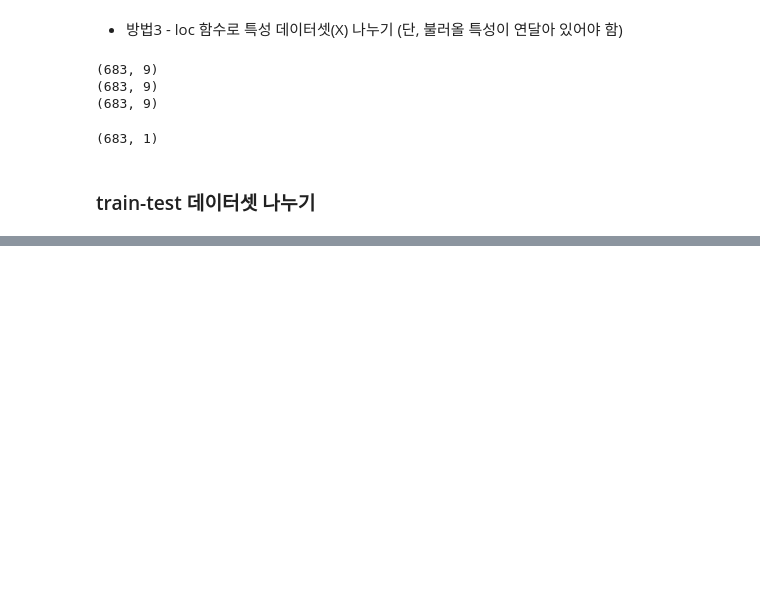
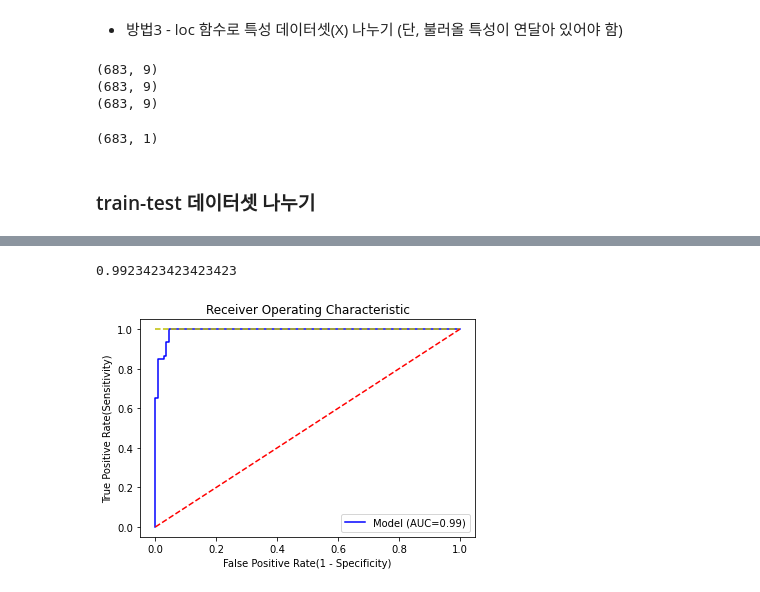
Before and after one commit to 2hongbi/kaggle-python, a Jupyter notebook: src/bigboongi/learn_machine_learning.ipynb, the cells around one changed output, grey strips where cells are left out. Drawn from its saved outputs; the diff is of its cells as text; code cells hidden in the pictures; blank space fills up the shorter version.

```diff
--- a/src/bigboongi/learn_machine_learning.ipynb
+++ b/src/bigboongi/learn_machine_learning.ipynb
@@ -54,0 +76,3 @@ y.shape
+# %%
+scaler_minmax.fit(X_train)
+X_scaled_minmax_train = scaler_minmax.transform(X_train)
@@ -54,0 +106,3 @@ y.shape
+# %%
+X_scaled_minmax_test = scaler_minmax.transform(X_test)
+pd.DataFrame(X_scaled_minmax_test).describe()
@@ -54,0 +134,4 @@ y.shape
+# %%
+from sklearn.linear_model import LogisticRegression
+model = LogisticRegression()
+model.fit(X_scaled_minmax_train, y_train)
@@ -54,0 +193,23 @@ y.shape
+# %%
+from sklearn.metrics import roc_curve, auc
+from sklearn import metrics
+
+fp_rate, tp_rate, thresholds = roc_curve(y_test, model.decision_function(X_scaled_minmax_test))
+roc_auc = metrics.roc_auc_score(y_test, model.decision_function(X_scaled_minmax_test))
+roc_auc
+# %% [output]
+0.9923423423423423
+# %%
+import matplotlib.pyplot as plt
+plt.title('Receiver Operating Characteristic')
+plt.xlabel('False Positive Rate(1 - Specificity)')
+plt.ylabel('True Positive Rate(Sensitivity)')
+
+plt.plot(fp_rate, tp_rate, 'b', label='Model (AUC=%0.2f)' % roc_auc)
+plt.plot([0, 1], [1, 1], 'y--')
+plt.plot([0, 1], [0, 1], 'r--')
+
+plt.legend(loc='lower right')
+plt.show()
+# %% [output]
+[figure, added]
```
Also changed, not shown: parts of 18 cells of this notebook.
